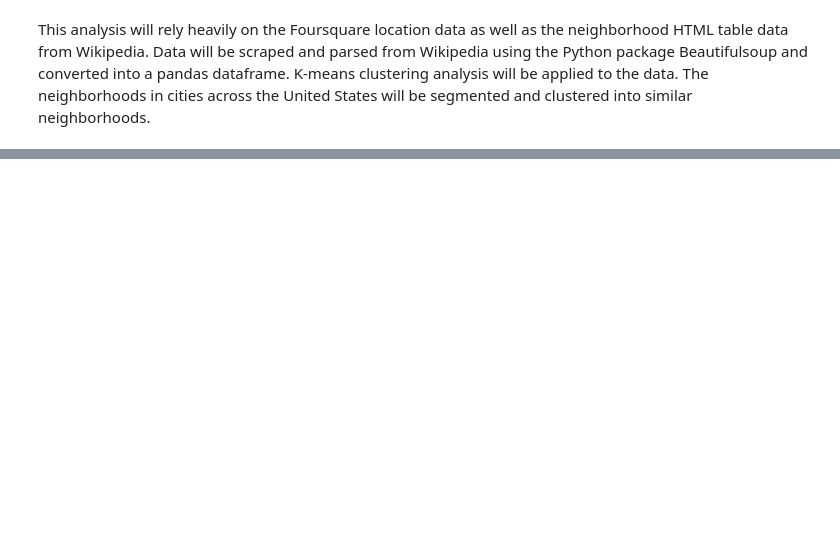
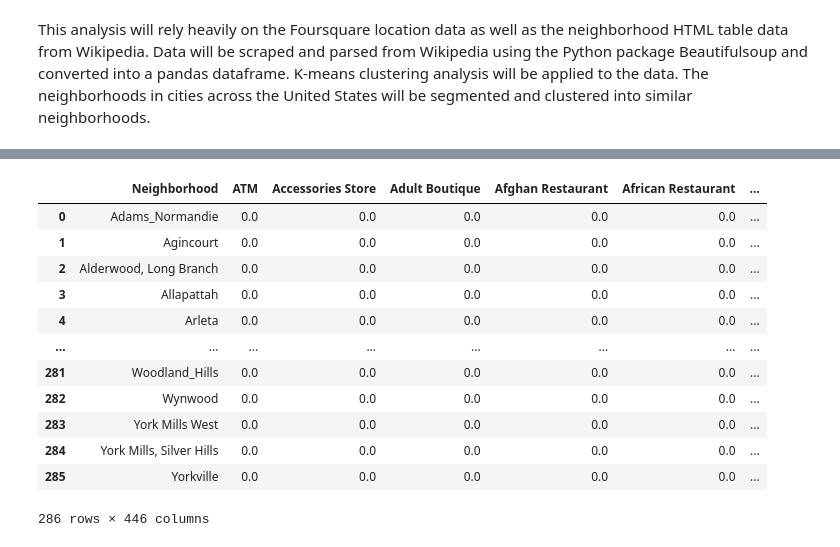
Before and after one commit to melfuechec/applied_data_science_capstone_project, a Jupyter notebook: applied_data_science_capstone_project.ipynb, the cells around one changed output, grey strips where cells are left out. Cells and saved outputs as stored; diff of their text form; code cells hidden in the pictures; blank space fills up the shorter version.

```diff
--- a/applied_data_science_capstone_project.ipynb
+++ b/applied_data_science_capstone_project.ipynb
@@ -16,0 +300,17 @@ This analysis will rely heavily on the Foursquare location data as well as the n
+# %%
+all_neighb_venues_grouped = all_neighbs_venues_onehot.groupby('Neighborhood').mean().reset_index()
+all_neighb_venues_grouped
+# %% [output]
+|  | Neighborhood | ATM | Accessories Store | Adult Boutique | Afghan Restaurant | African Restaurant | ... |
+| 0 | Adams_Normandie | 0.0 | 0.0 | 0.0 | 0.0 | 0.0 | ... |
+| 1 | Agincourt | 0.0 | 0.0 | 0.0 | 0.0 | 0.0 | ... |
+| 2 | Alderwood, Long Branch | 0.0 | 0.0 | 0.0 | 0.0 | 0.0 | ... |
+| 3 | Allapattah | 0.0 | 0.0 | 0.0 | 0.0 | 0.0 | ... |
+| 4 | Arleta | 0.0 | 0.0 | 0.0 | 0.0 | 0.0 | ... |
+| ... | ... | ... | ... | ... | ... | ... | ... |
+| 281 | Woodland_Hills | 0.0 | 0.0 | 0.0 | 0.0 | 0.0 | ... |
+| 282 | Wynwood | 0.0 | 0.0 | 0.0 | 0.0 | 0.0 | ... |
+| 283 | York Mills West | 0.0 | 0.0 | 0.0 | 0.0 | 0.0 | ... |
+| 284 | York Mills, Silver Hills | 0.0 | 0.0 | 0.0 | 0.0 | 0.0 | ... |
+| 285 | Yorkville | 0.0 | 0.0 | 0.0 | 0.0 | 0.0 | ... |
+286 rows × 446 columns
```
Also changed, not shown: parts of 70 cells of this notebook.
